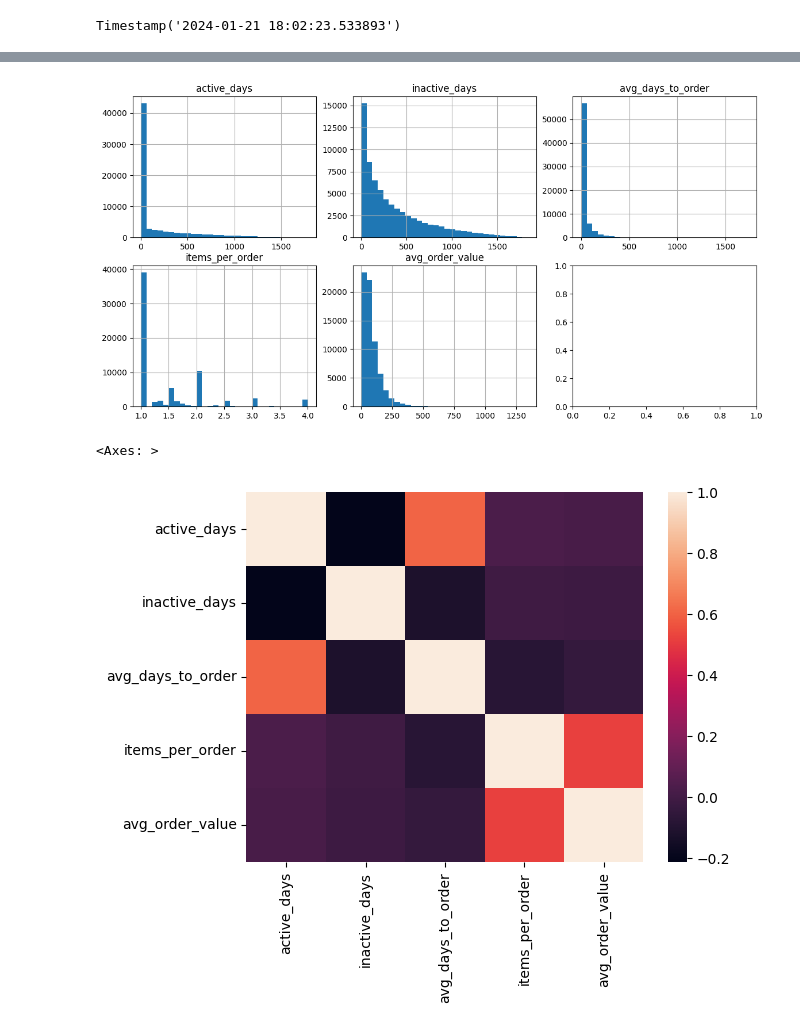
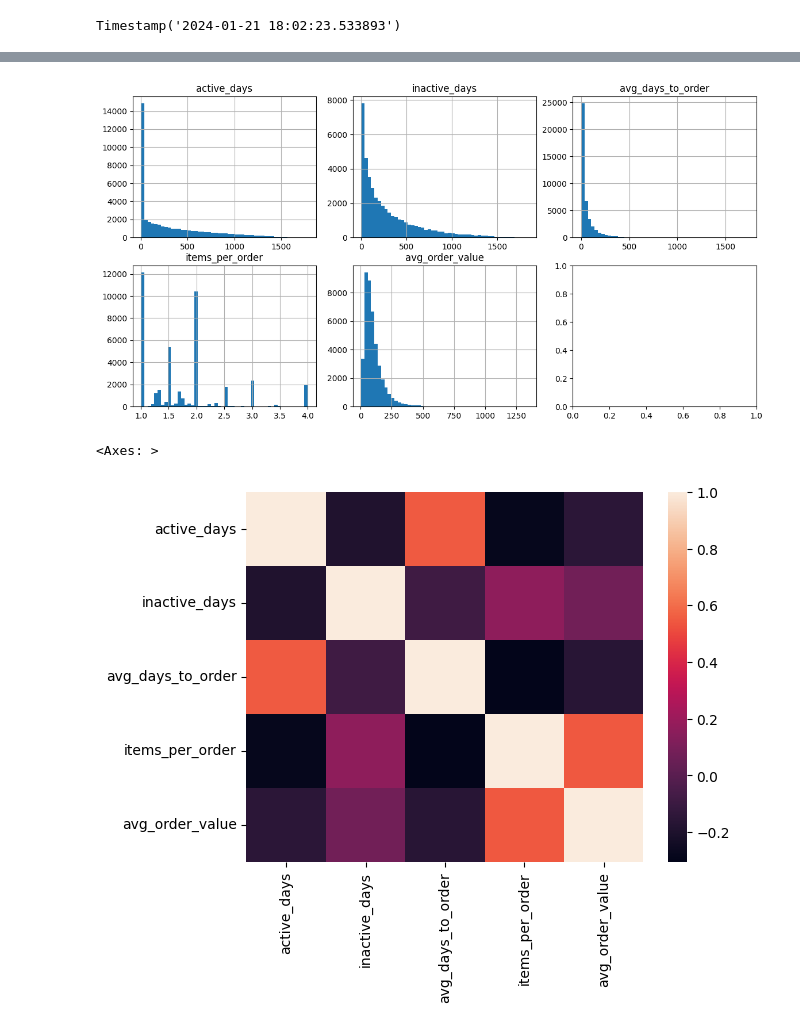
Before and after one commit to egeatmaca/ecommerce_segments, a Jupyter notebook: notebooks/customer_segmentation.ipynb, the cells around one changed output, grey strips where cells are left out. Cells and saved outputs as stored; diff of their text form; code cells hidden in the pictures.

```diff
--- a/notebooks/customer_segmentation.ipynb
+++ b/notebooks/customer_segmentation.ipynb
@@ -93,6 +94,7 @@ users_enriched.describe()
 | max | 100000.000000 | 70.000000 | 155.000000 | 270.000000 | 17963.080000 | 2024-01-16 19:46:14.316147 | 2024-01-21 10:09:51.990337 | ... |
 | std | 28861.594335 | 17.047718 | 6.805672 | 12.909895 | 867.696928 | NaN | NaN | ... |
 # %%
-inactive_users = users_enriched.loc[users_enriched.first_purchase_date.isna()]
-active_users = users_enriched.dropna(subset='first_purchase_date')
+inactive_users = users_enriched.loc[users_enriched.n_orders==0]
+one_off_customers = users_enriched.loc[users_enriched.n_orders==1]
+repeat_purchasers = users_enriched.loc[users_enriched.n_orders>1]
 # %%
@@ -196,14 +198,13 @@ def plot_clusters(X, y, figwidth=15, figheight=10, bins=20):
 # %%
-now = active_users.last_purchase_date.max()
+now = users_enriched.last_purchase_date.max()
 now
 # %% [output]
 Timestamp('2024-01-21 18:02:23.533893')
 # %%
-df_lifetime = active_users.copy()
+df_lifetime = repeat_purchasers.copy()
 df_lifetime['active_days'] = (df_lifetime.last_purchase_date - df_lifetime.first_purchase_date).dt.days + 1
 df_lifetime['inactive_days'] = (now - df_lifetime.last_purchase_date).dt.days
-df_lifetime.loc[df_lifetime.n_orders>1, 'avg_days_to_order'] = df_lifetime['active_days'] / (df_lifetime['n_orders'] - 1)
-df_lifetime.loc[df_lifetime.n_orders==1, 'avg_days_to_order'] = 1
+df_lifetime['avg_days_to_order'] = df_lifetime['active_days'] / (df_lifetime['n_orders'] - 1)
 df_lifetime['items_per_order'] = df_lifetime['n_order_items'] / df_lifetime['n_orders']
 df_lifetime['avg_order_value'] = df_lifetime['revenue'] / df_lifetime['n_orders']
 df_lifetime = df_lifetime[['active_days', 'inactive_days', 'avg_days_to_order', 'items_per_order', 'avg_order_value']]
@@ -210,12 +223,12 @@ df_lifetime = df_lifetime[['active_days', 'inactive_days', 'avg_days_to_order',
 # %%
-plot_histograms(df_lifetime, bins=30)
+plot_histograms(df_lifetime, bins=50)
 # %% [output]
-[figure, old version]
+[figure, new version]
 # %%
 sns.heatmap(df_lifetime.corr())
 # %% [output]
 <Axes: >
-[figure, old version]
+[figure, new version]
 # %%
 scaler = StandardScaler()
 X = scaler.fit_transform(df_lifetime)
```
Also changed, not shown: parts of 32 cells of this notebook, 1 other file.
